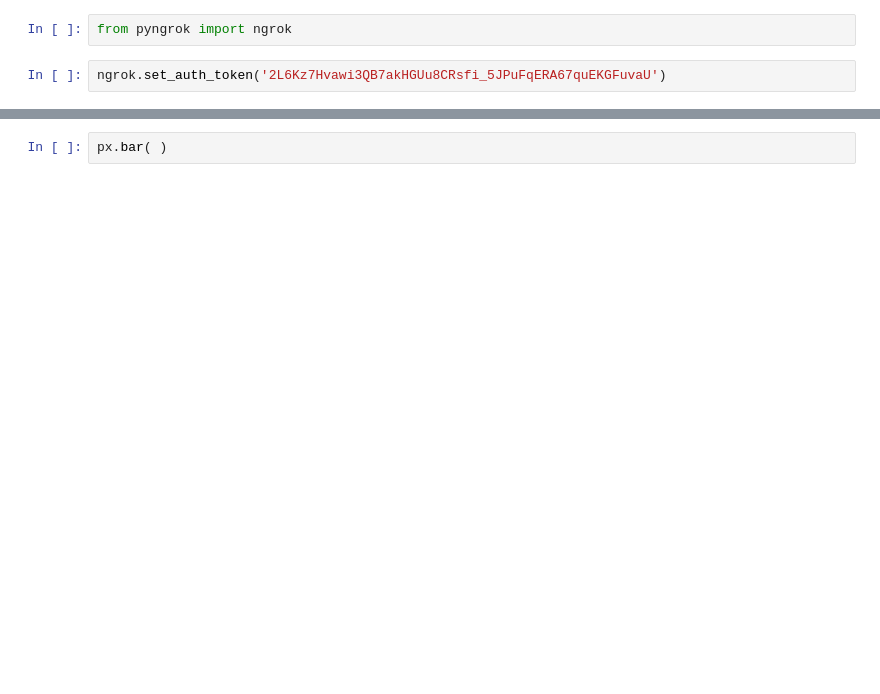
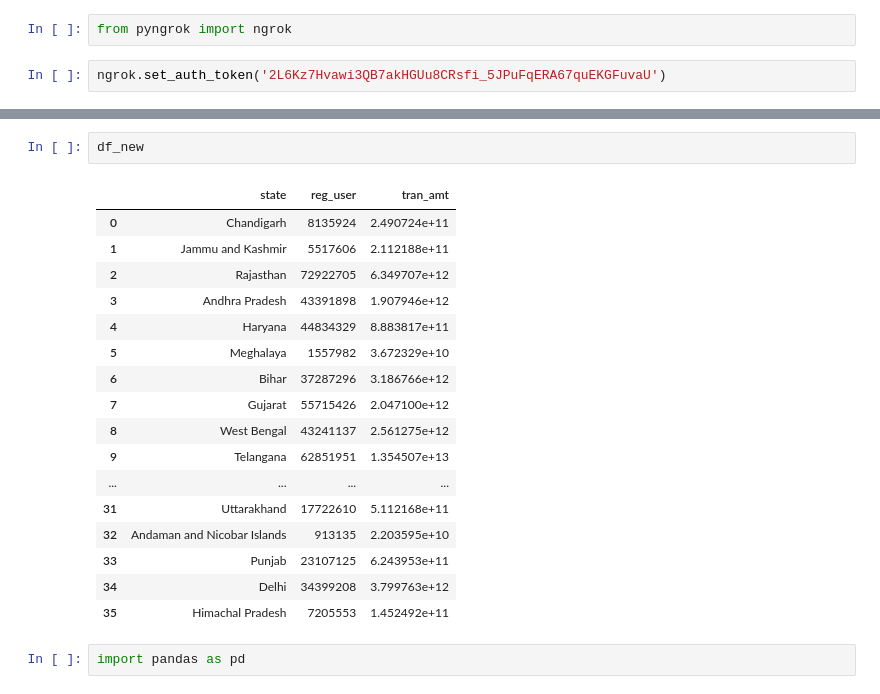
Before and after one commit to LVaditya/turbo-broccoli, a Jupyter notebook: Phonepe_Pulse.ipynb, the cells around one changed output, grey strips where cells are left out. Saved outputs shown, nothing was run; the diff lists cells and outputs as text; blank space fills up the shorter version.

```diff
--- a/Phonepe_Pulse.ipynb
+++ b/Phonepe_Pulse.ipynb
@@ -662,2 +738,22 @@ NgrokTunnel: "http://fd8e-35-231-78-42.ngrok.io" -> "http://localhost:80"
-# %%
-px.bar( )
+# %%
+df_new
+# %% [output]
+|  | state | reg_user | tran_amt |
+| 0 | Chandigarh | 8135924 | 2.490724e+11 |
+| 1 | Jammu and Kashmir | 5517606 | 2.112188e+11 |
+| 2 | Rajasthan | 72922705 | 6.349707e+12 |
+| 3 | Andhra Pradesh | 43391898 | 1.907946e+12 |
+| 4 | Haryana | 44834329 | 8.883817e+11 |
+| 5 | Meghalaya | 1557982 | 3.672329e+10 |
+| 6 | Bihar | 37287296 | 3.186766e+12 |
+| 7 | Gujarat | 55715426 | 2.047100e+12 |
+| 8 | West Bengal | 43241137 | 2.561275e+12 |
+| 9 | Telangana | 62851951 | 1.354507e+13 |
+| ... | ... | ... | ... |
+| 31 | Uttarakhand | 17722610 | 5.112168e+11 |
+| 32 | Andaman and Nicobar Islands | 913135 | 2.203595e+10 |
+| 33 | Punjab | 23107125 | 6.243953e+11 |
+| 34 | Delhi | 34399208 | 3.799763e+12 |
+| 35 | Himachal Pradesh | 7205553 | 1.452492e+11 |
+# %%
+import pandas as pd
```
Also changed, not shown: parts of 11 cells of this notebook.
